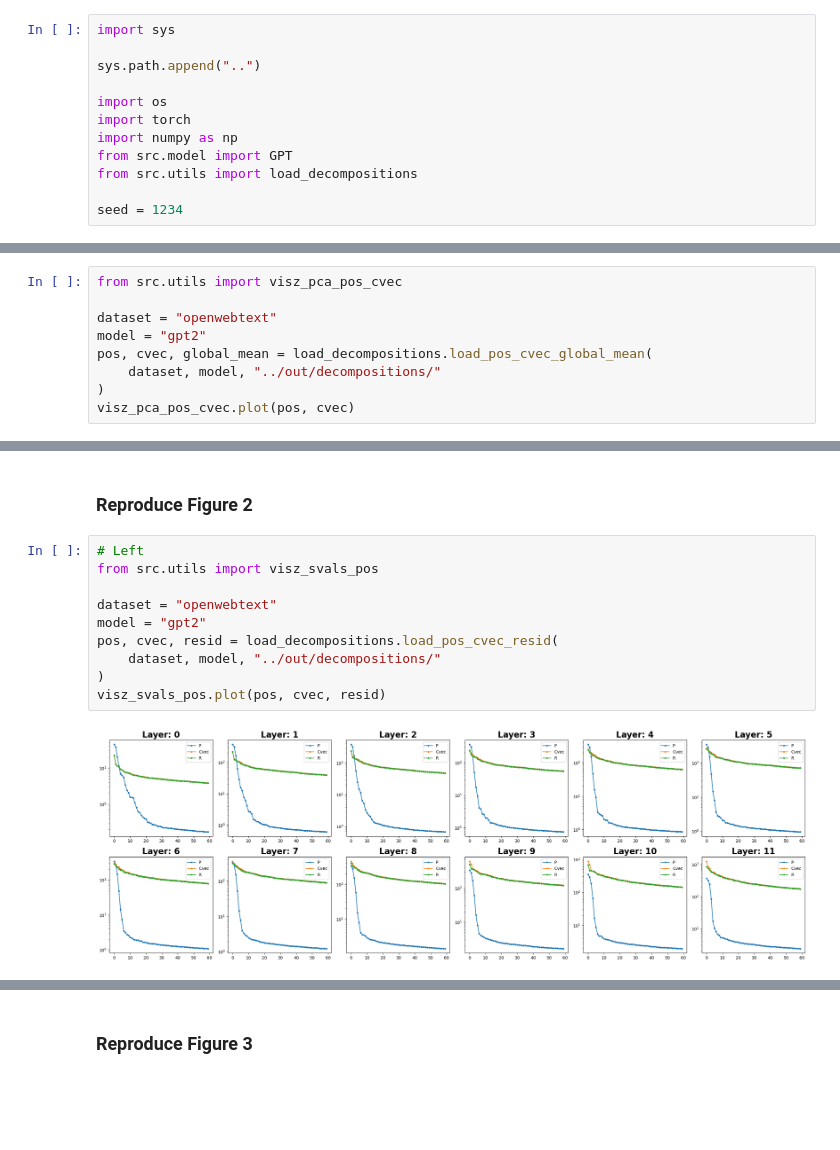
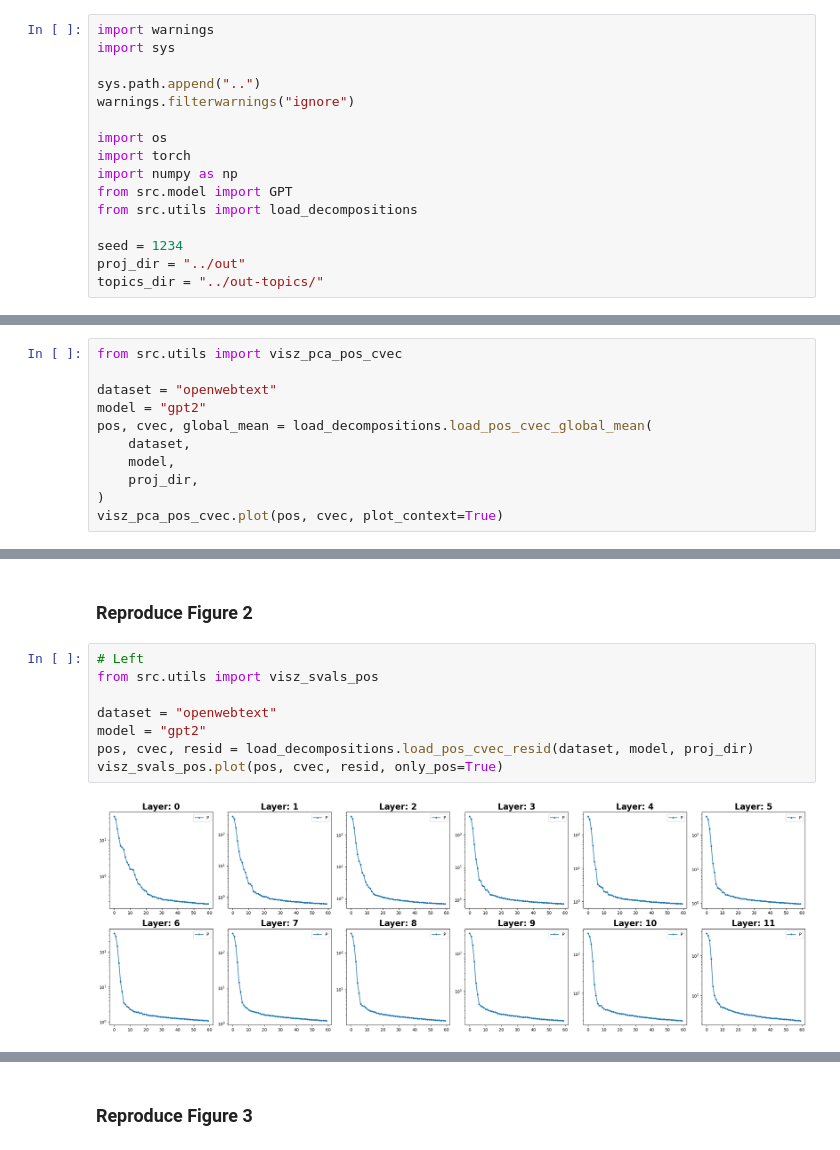
Before and after one commit to JiajunSong629/uncover-hidden-geometry, a Jupyter notebook: notebooks/figures.ipynb, the cells around one changed output, grey strips where cells are left out. Saved outputs shown, nothing was run; the diff lists cells and outputs as text; blank space fills up the shorter version.

```diff
--- a/notebooks/figures.ipynb
+++ b/notebooks/figures.ipynb
@@ -2,9 +2,11 @@
 %load_ext autoreload
 %autoreload 2
 # %%
+import warnings
 import sys
 
 sys.path.append("..")
+warnings.filterwarnings("ignore")
 
 import os
 import torch
@@ -13,6 +15,8 @@ from src.model import GPT
 from src.utils import load_decompositions
 
 seed = 1234
+proj_dir = "../out"
+topics_dir = "../out-topics/"
 # %% [markdown]
 ### Reproduce Figure 1
 # %%
@@ -21,6 +25,8 @@ from src.utils import visz_pca_pos_cvec
 dataset = "openwebtext"
 model = "gpt2"
 pos, cvec, global_mean = load_decompositions.load_pos_cvec_global_mean(
-    dataset, model, "../out/decompositions/"
+    dataset,
+    model,
+    proj_dir,
 )
-visz_pca_pos_cvec.plot(pos, cvec)
+visz_pca_pos_cvec.plot(pos, cvec, plot_context=True)
@@ -29,15 +37,13 @@ visz_pca_pos_cvec.plot(pos, cvec)
 # %%
 # Left
 from src.utils import visz_svals_pos
 
 dataset = "openwebtext"
 model = "gpt2"
-pos, cvec, resid = load_decompositions.load_pos_cvec_resid(
-    dataset, model, "../out/decompositions/"
-)
-visz_svals_pos.plot(pos, cvec, resid)
+pos, cvec, resid = load_decompositions.load_pos_cvec_resid(dataset, model, proj_dir)
+visz_svals_pos.plot(pos, cvec, resid, only_pos=True)
 # %% [output]
-[figure, old version]
+[figure, new version]
 # %%
 # right
 from src.utils import visz_fourier_pos
```
Also changed, not shown: parts of 5 cells of this notebook, 41 other files.
